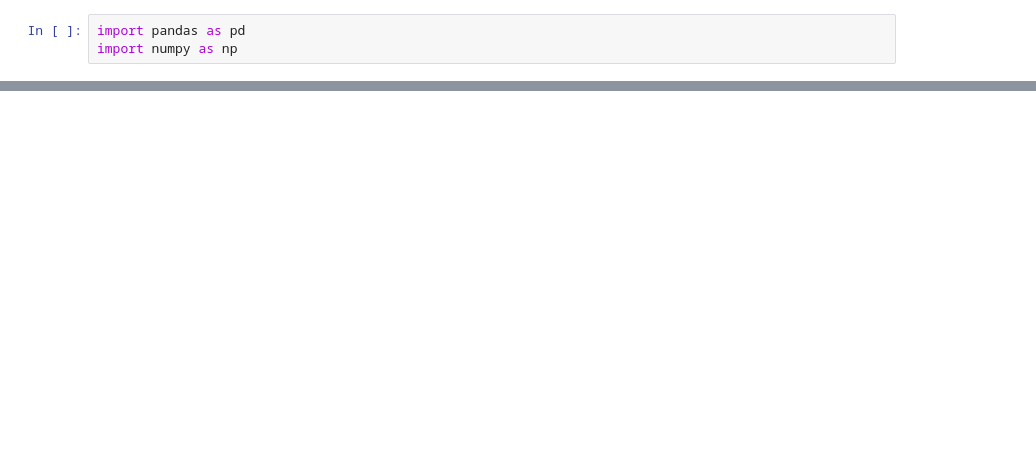
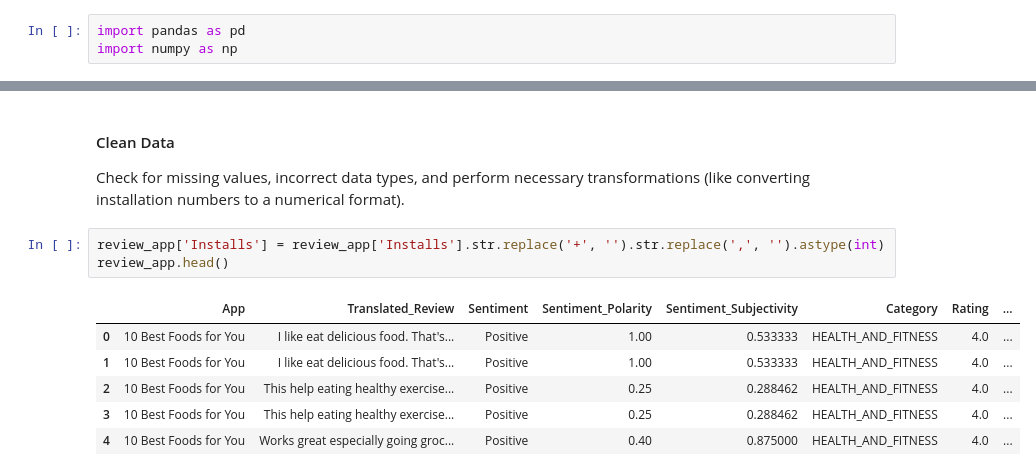
Before and after one commit to LeoH10462/cogs189_final, a Jupyter notebook: proj.ipynb, the cells around one changed output, grey strips where cells are left out. Saved outputs shown, nothing was run; the diff lists cells and outputs as text; blank space fills up the shorter version.

```diff
--- a/proj.ipynb
+++ b/proj.ipynb
@@ -23,0 +52,13 @@ app.head()
+# %% [markdown]
+#### Clean Data
+Check for missing values, incorrect data types, and perform necessary transformations (like converting installation numbers to a numerical format).
+# %%
+review_app['Installs'] = review_app['Installs'].str.replace('+', '').str.replace(',', '').astype(int)
+review_app.head()
+# %% [output]
+|  | App | Translated_Review | Sentiment | Sentiment_Polarity | Sentiment_Subjectivity | Category | Rating | ... |
+| 0 | 10 Best Foods for You | I like eat delicious food. That's... | Positive | 1.00 | 0.533333 | HEALTH_AND_FITNESS | 4.0 | ... |
+| 1 | 10 Best Foods for You | I like eat delicious food. That's... | Positive | 1.00 | 0.533333 | HEALTH_AND_FITNESS | 4.0 | ... |
+| 2 | 10 Best Foods for You | This help eating healthy exercise... | Positive | 0.25 | 0.288462 | HEALTH_AND_FITNESS | 4.0 | ... |
+| 3 | 10 Best Foods for You | This help eating healthy exercise... | Positive | 0.25 | 0.288462 | HEALTH_AND_FITNESS | 4.0 | ... |
+| 4 | 10 Best Foods for You | Works great especially going groc... | Positive | 0.40 | 0.875000 | HEALTH_AND_FITNESS | 4.0 | ... |
```
Also changed, not shown: parts of 15 cells of this notebook.
